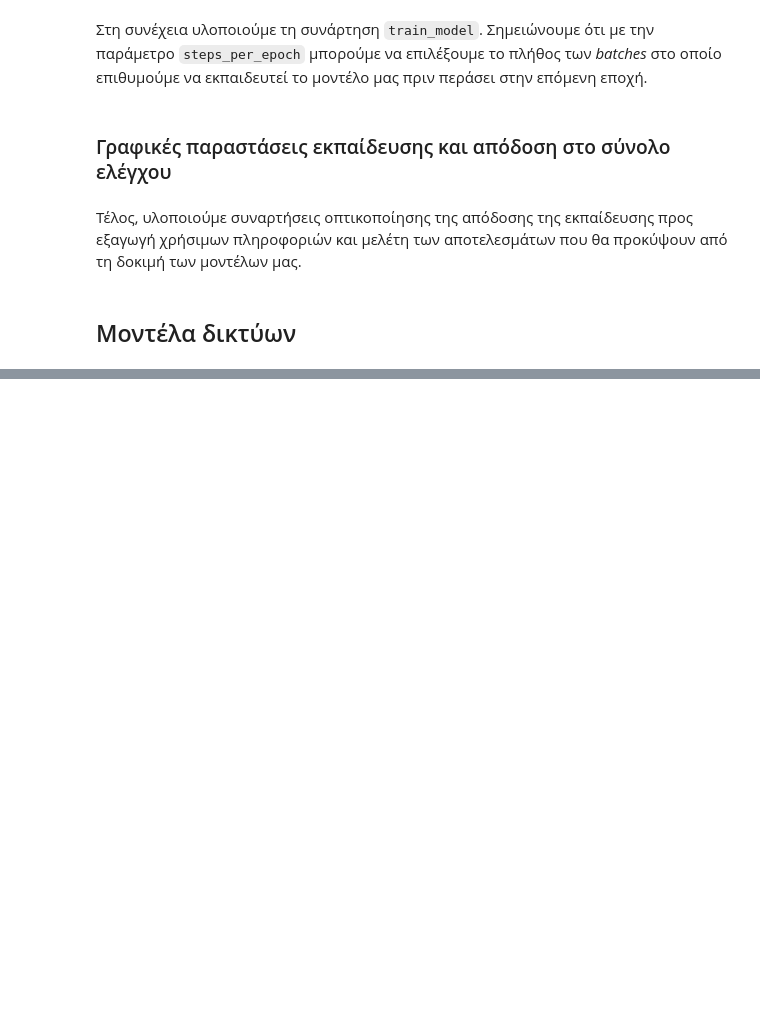
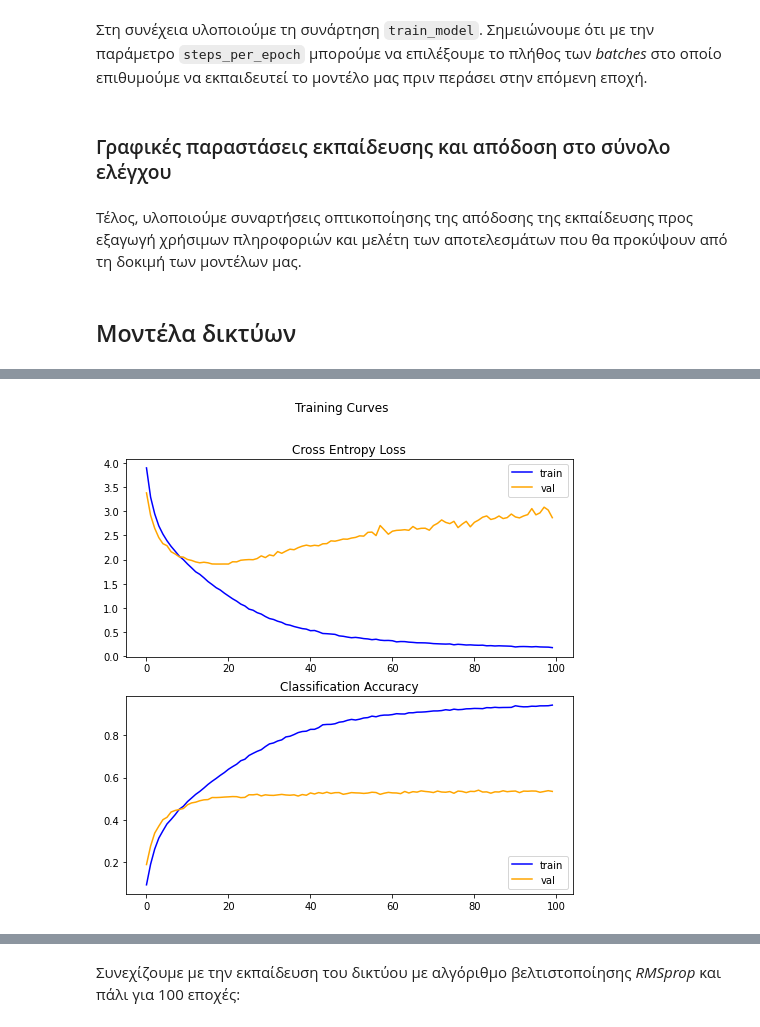
Before and after one commit to sonqo/ntua-ypsilon, a Jupyter notebook: 3_Neural_Networks_Intelligent_Systems/3_Deep_Learning/A11.ipynb, the cells around one changed output, grey strips where cells are left out. Saved outputs shown, nothing was run; the diff lists cells and outputs as text; code cells hidden in the pictures; blank space fills up the shorter version.

```diff
--- a/3_Neural_Networks_Intelligent_Systems/3_Deep_Learning/A11.ipynb
+++ b/3_Neural_Networks_Intelligent_Systems/3_Deep_Learning/A11.ipynb
@@ -63,7 +65,7 @@ def select_classes_number(classes_number = 20):
 # %% [markdown]
 Στο επόμενο κελί επιλέγουμε το πλήθος των κατηγοριών με το οποίο επιθυμούμε να δουλέψουμε:
 # %%
-cifar100_classes_url = select_classes_number() # default: 20 classes
+cifar100_classes_url = select_classes_number(classes_number=80) # default: 20 classes
 # %% [markdown]
 Δημιουργούμε το μοναδικό dataset της ομάδας μας:
 # %%
@@ -131,7 +133,7 @@ Test:        X=(2000, 32, 32, 3), y=(2000, 1)
 
 Παρατηρούμε ότι η συνάρτηση επιστρέφει υποσύνολα δεδομένων `PrefetchDataset Objects`, μορφή η οποία επιταχύνει τη διαδικασία εκπαίδευσης, καθώς επιτρέπει το διάβασμα του επόμενου *batch* δεδομένων, ενώ παράλληλα εκπαιδεύεται το παρόν.
 # %%
-BATCH_SIZE = 128
+BATCH_SIZE = 64
 AUTOTUNE = tf.data.experimental.AUTOTUNE
 
 def _input_fn(x, y, BATCH_SIZE):
@@ -180,7 +182,7 @@ def summarize_diagnostics(history):
 def model_evaluation(model, evaluation_steps):
 	""" Print test set and evaluation metrics. """
 	print('\nTest set evaluation metrics')
-	loss0,accuracy0 = model.evaluate(test_ds, steps=evaluation_steps)
+	loss0, accuracy0 = model.evaluate(test_ds, steps=x_test.shape[0]//BATCH_SIZE)
 	print("loss: {:.2f}".format(loss0))
 	print("accuracy: {:.2f}".format(accuracy0))
 
@@ -366,0 +265,4 @@ accuracy: 0.79
+# %%
+ADAM_MODEL_NOAUG = init_adam_model(summary=True)
+
+ADAM_MODEL_NOAUG_history = train_model(ADAM_MODEL_NOAUG, 100)
@@ -366,0 +287,4 @@ accuracy: 0.79
+# %%
+model_report(ADAM_MODEL_NOAUG, ADAM_MODEL_NOAUG.history)
+# %% [output]
+[figure, added]
@@ -366,0 +295,2 @@ accuracy: 0.79
+# %% [markdown]
+Συνεχίζουμε με την εκπαίδευση του δικτύου με αλγόριθμο βελτιστοποίησης *RMSprop* και πάλι για 100 εποχές:
```
Also changed, not shown: parts of 57 cells of this notebook, 2 other files.
